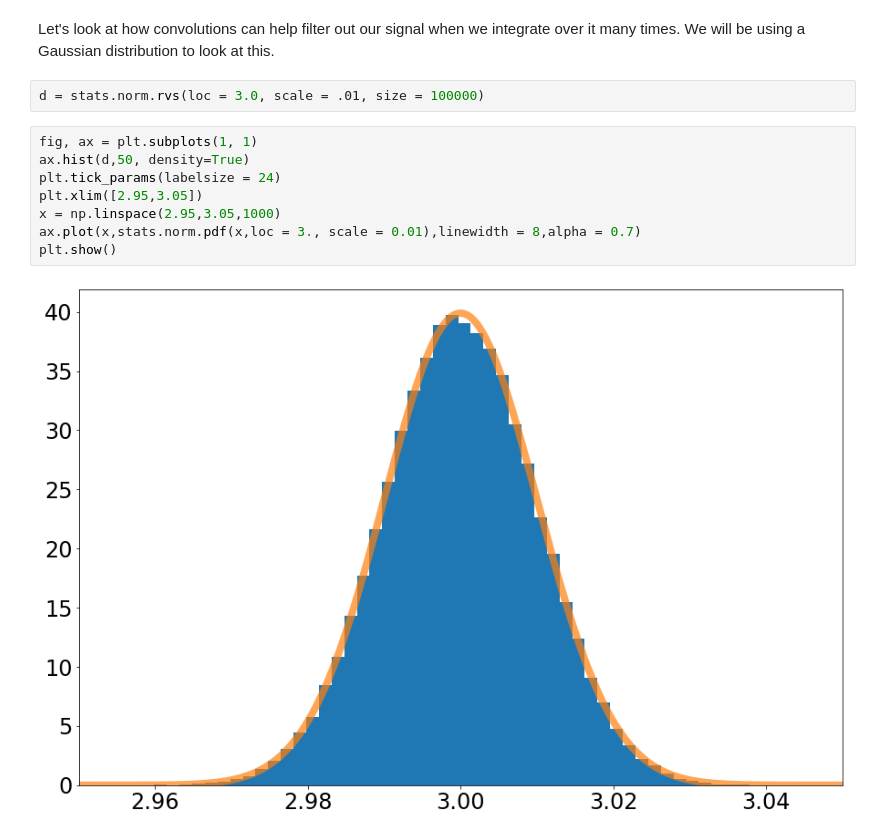
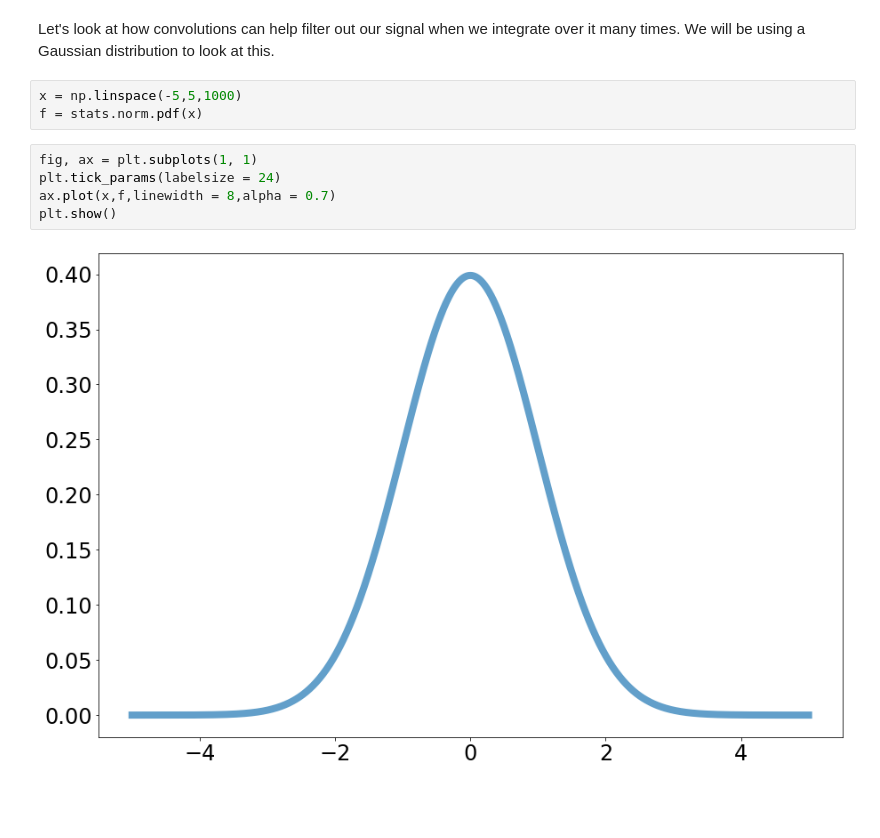
Before and after one commit to SOLHAUG13/Phys434_Autumn2021, a Jupyter notebook: HW/HW2.ipynb, the cells around one changed output. Cells and saved outputs as stored; diff of their text form; blank space fills up the shorter version.

```diff
--- a/HW/HW2.ipynb
+++ b/HW/HW2.ipynb
@@ -175,14 +191,12 @@ And, we in fact see that this distribution makes a parabolic shape. Thus, this d
 # %% [markdown]
 Let's look at how convolutions can help filter out our signal when we integrate over it many times. We will be using a Gaussian distribution to look at this.
 # %%
-d = stats.norm.rvs(loc = 3.0, scale = .01, size = 100000)
+x = np.linspace(-5,5,1000)
+f = stats.norm.pdf(x)
 # %%
 fig, ax = plt.subplots(1, 1)
-ax.hist(d,50, density=True)
 plt.tick_params(labelsize = 24)
-plt.xlim([2.95,3.05])
-x = np.linspace(2.95,3.05,1000)
-ax.plot(x,stats.norm.pdf(x,loc = 3., scale = 0.01),linewidth = 8,alpha = 0.7)
+ax.plot(x,f,linewidth = 8,alpha = 0.7)
 plt.show()
 # %% [output]
-[figure, old version]
+[figure, new version]
```
Also changed, not shown: parts of 22 cells of this notebook, 1 other file.
